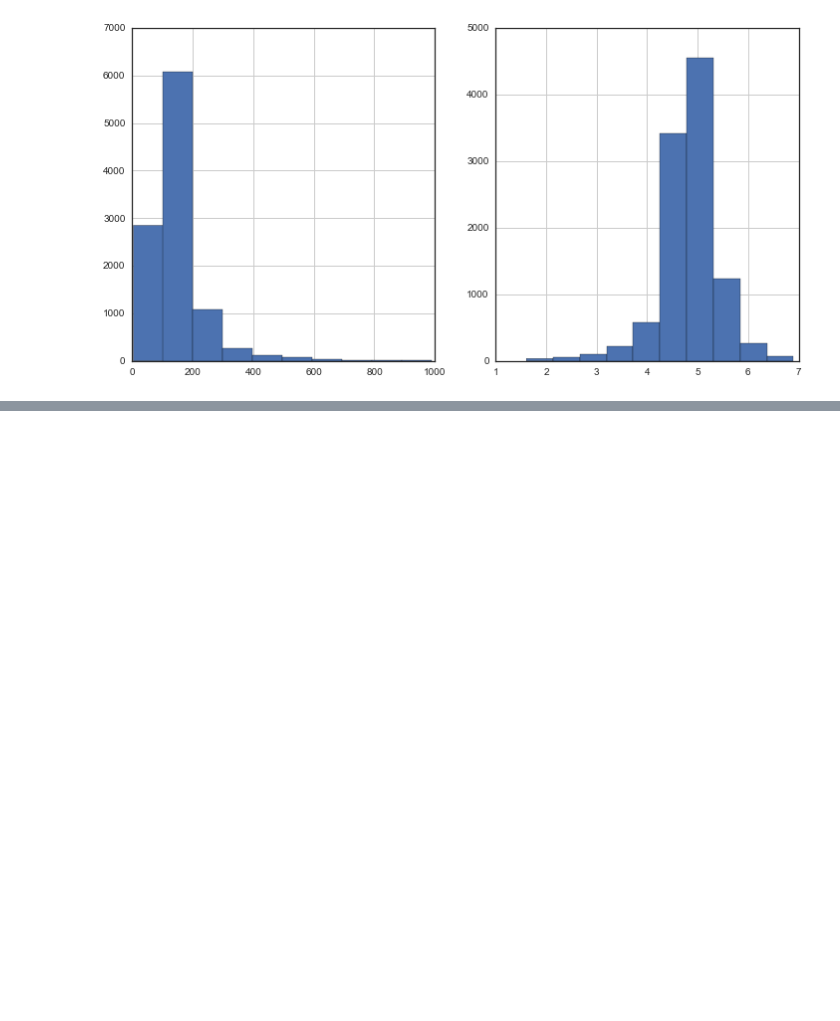
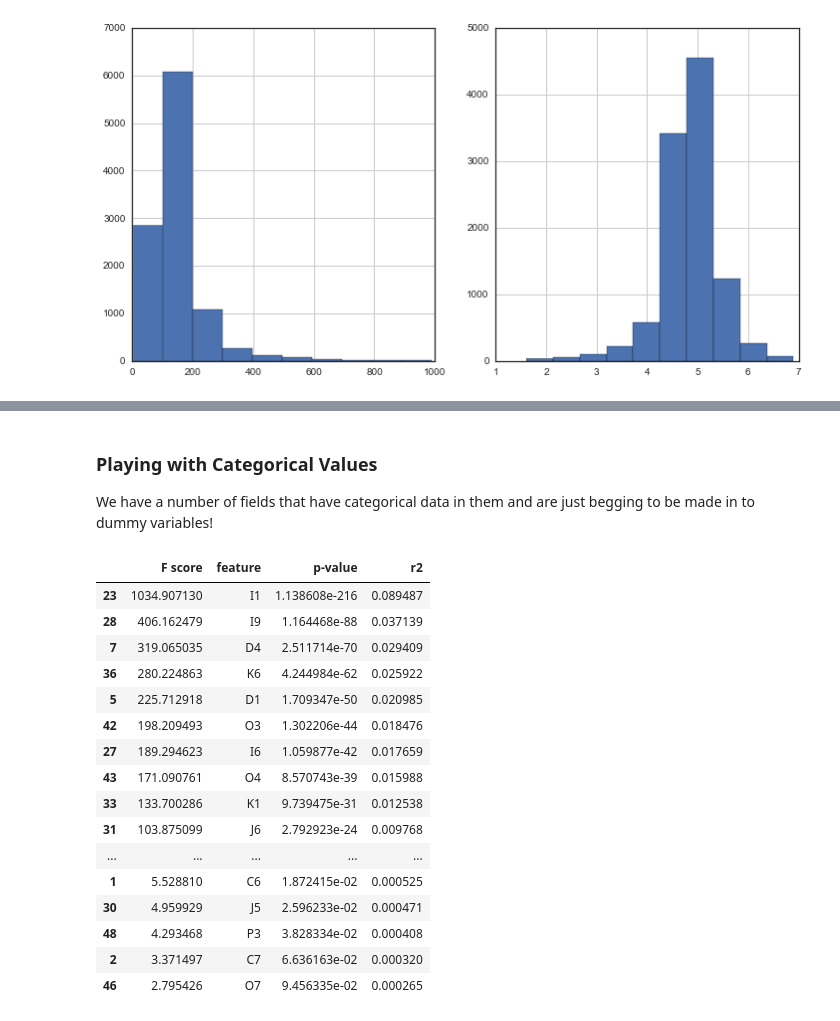
Before and after one commit to theolove/ga_project1_tlove, a Jupyter notebook: projects/Project 2/Project_2_tlove.ipynb, the cells around one changed output, grey strips where cells are left out. Cells and saved outputs as stored; diff of their text form; code cells hidden in the pictures; blank space fills up the shorter version.

```diff
--- a/projects/Project 2/Project_2_tlove.ipynb
+++ b/projects/Project 2/Project_2_tlove.ipynb
@@ -437,0 +993,27 @@ Length: 286, dtype: object
+# %% [markdown]
+### Playing with Categorical Values
+
+We have a number of fields that have categorical data in them and are just begging to be made in to dummy variables!
+# %%
+X = pd.get_dummies(bd[pluto_class_dummies[0]])
+
+results2 = lm.f_test(X, bd[['EUIwn']])
+results2.sort('r2', ascending=False)
+# %% [output]
+|  | F score | feature | p-value | r2 |
+| 23 | 1034.907130 | I1 | 1.138608e-216 | 0.089487 |
+| 28 | 406.162479 | I9 | 1.164468e-88 | 0.037139 |
+| 7 | 319.065035 | D4 | 2.511714e-70 | 0.029409 |
+| 36 | 280.224863 | K6 | 4.244984e-62 | 0.025922 |
+| 5 | 225.712918 | D1 | 1.709347e-50 | 0.020985 |
+| 42 | 198.209493 | O3 | 1.302206e-44 | 0.018476 |
+| 27 | 189.294623 | I6 | 1.059877e-42 | 0.017659 |
+| 43 | 171.090761 | O4 | 8.570743e-39 | 0.015988 |
+| 33 | 133.700286 | K1 | 9.739475e-31 | 0.012538 |
+| 31 | 103.875099 | J6 | 2.792923e-24 | 0.009768 |
+| ... | ... | ... | ... | ... |
+| 1 | 5.528810 | C6 | 1.872415e-02 | 0.000525 |
+| 30 | 4.959929 | J5 | 2.596233e-02 | 0.000471 |
+| 48 | 4.293468 | P3 | 3.828334e-02 | 0.000408 |
+| 2 | 3.371497 | C7 | 6.636163e-02 | 0.000320 |
+| 46 | 2.795426 | O7 | 9.456335e-02 | 0.000265 |
```
Also changed, not shown: parts of 69 cells of this notebook, 3 other files.
